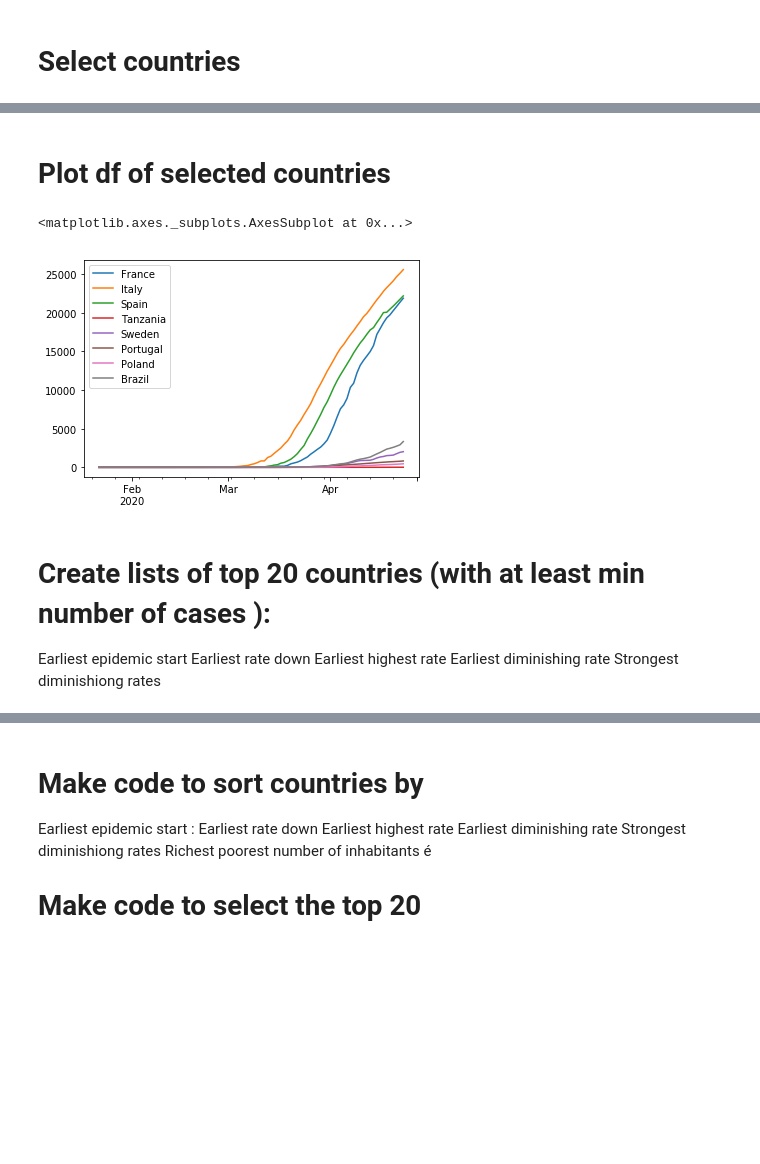
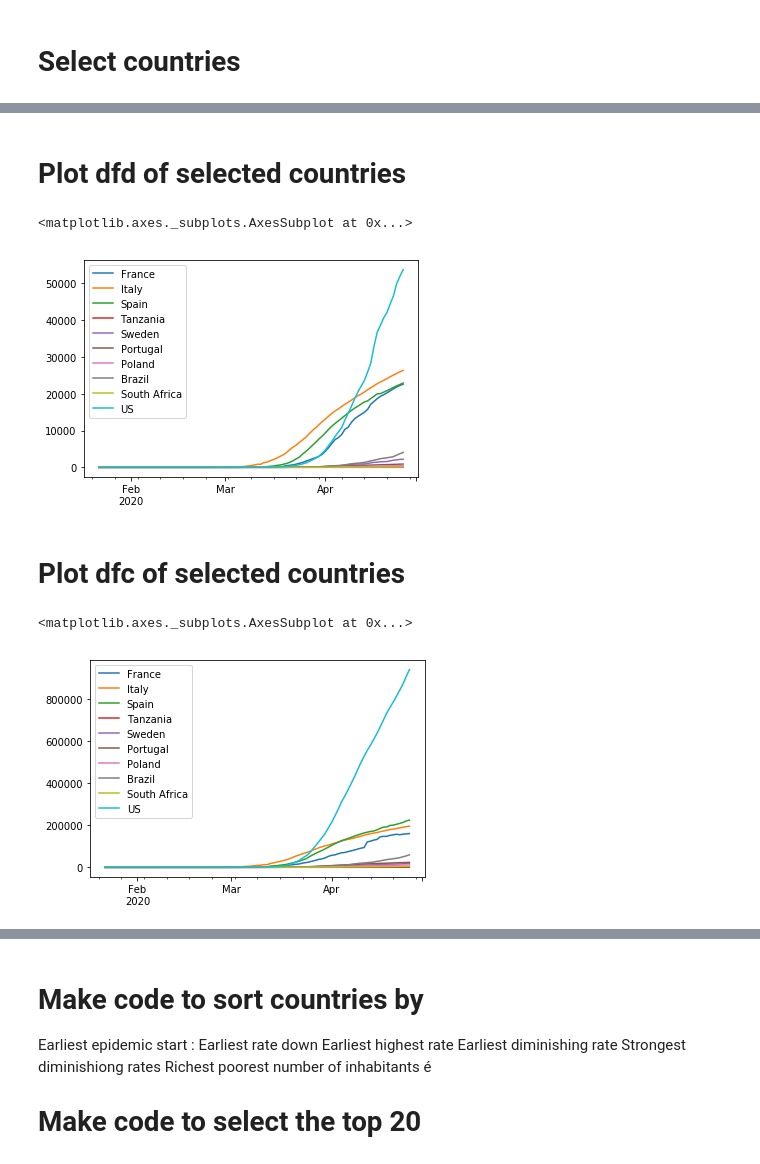
Before and after one commit to Muhibu/Spatial_Analysis_COVID-19, a Jupyter notebook: COVIDintern.ipynb, the cells around one changed output, grey strips where cells are left out. Drawn from its saved outputs; the diff is of its cells as text; code cells hidden in the pictures; blank space fills up the shorter version.

```diff
--- a/COVIDintern.ipynb
+++ b/COVIDintern.ipynb
@@ -27,2 +81,15 @@ df.index=pd.to_datetime(df.index, format='%m/%d/%y') # set new index with date a
+# %%
+covid=pd.read_csv('https://raw.githubusercontent.com/CSSEGISandData/COVID-19/master/csse_covid_19_data/csse_covid_19_time_series/time_series_covid19_confirmed_global.csv')
+#print(covid)
+
+# =========Convert data from github into a dataframe with dates as index and countries/province as column names
+dfc=covid.T # transpose covid dataframe into df dataframe
+countries=list(covid['Country/Region']) # create a list 'countries' of countries from the column 'Country/Region' in covid
+province=list(covid['Province/State']) # create a list of 'province' from the column 'Province/State' in covid
+colnames= [i if str(j)=='nan' else i+'/'+j  for i, j in zip(countries, province)] # create a list by concatenating countries names and "/" and province names
+dfc.columns= colnames # Set new column names to df dataframe
+dfc=dfc.drop(dfc.index[[0,1,2,3]]) # remove the first 4 lines of df with country, province, lat,long
+dfc.index=pd.to_datetime(dfd.index, format='%m/%d/%y') # set new index with date as datetime64[ns] format
+dfc
 # %% [markdown]
 # Select countries
@@ -34,16 +137,17 @@ mcountries=['France','Italy','Spain','Tanzania','Sweden','Portugal','Poland','Br
 # %% [markdown]
-   # Plot df of selected countries
+   # Plot dfd of selected countries
 # %%
 #  plot selected column with specific names of countries
-df[mcountries].plot()
+dfd[mcountries].plot()
 # %% [output]
 <matplotlib.axes._subplots.AxesSubplot at 0x...>
-[figure, old version]
+[figure, new version]
-# %% [markdown]
-# Create lists of  top 20 countries (with at least min number of cases ):
-Earliest epidemic start
-Earliest rate down
-Earliest highest rate
-Earliest diminishing rate
-Strongest diminishiong rates
+# %% [markdown]
+# Plot dfc of selected countries
+# %%
+#  plot selected column with specific names of countries
+dfc[mcountries].plot()
+# %% [output]
+<matplotlib.axes._subplots.AxesSubplot at 0x...>
+[figure, added]
 # %% [markdown]
```
Also changed, not shown: parts of 14 cells of this notebook.
